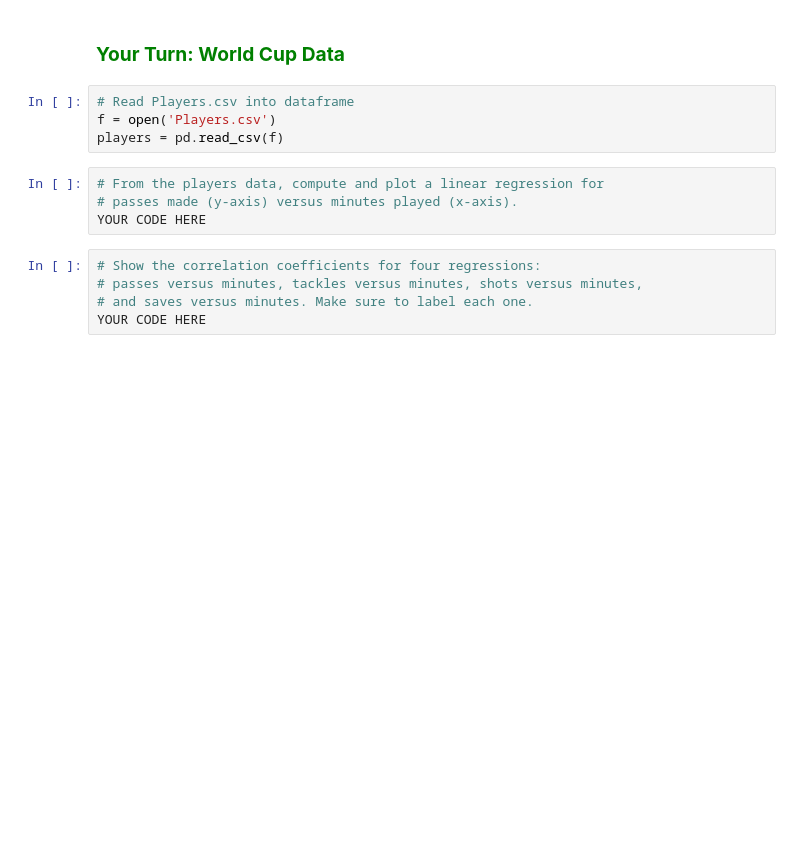
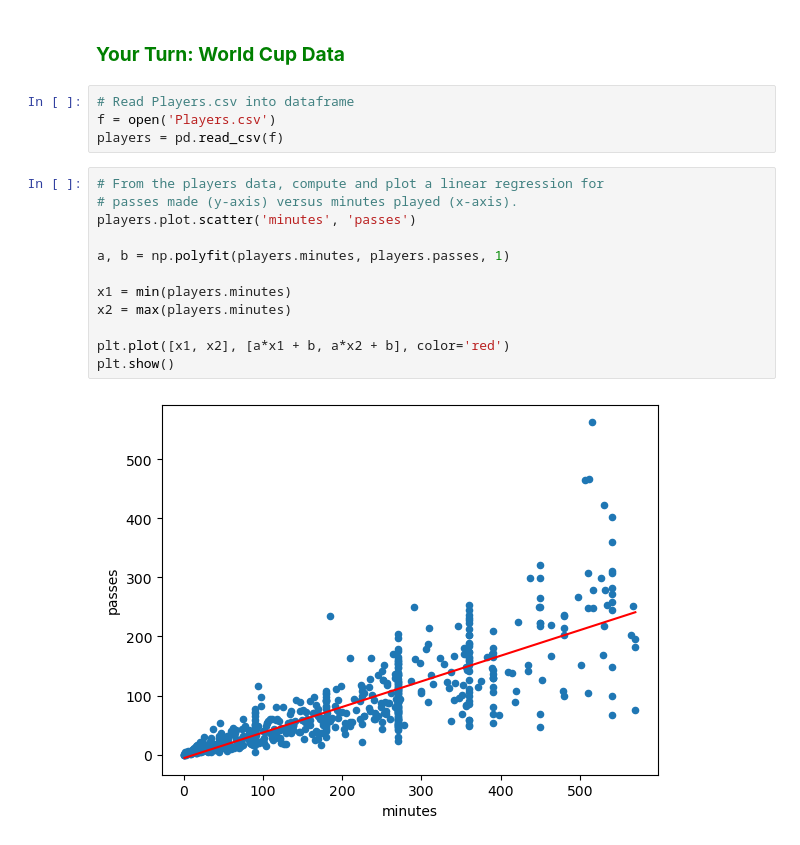
Before and after one commit to kurt-ds/data-science-coursework, a Jupyter notebook: 5 - ML-reg-clas/Regression.ipynb, the cells around one changed output. Drawn from its saved outputs; the diff is of its cells as text; blank space fills up the shorter version.

```diff
--- a/5 - ML-reg-clas/Regression.ipynb
+++ b/5 - ML-reg-clas/Regression.ipynb
@@ -106,9 +112,14 @@ players = pd.read_csv(f)
 # %%
 # From the players data, compute and plot a linear regression for
 # passes made (y-axis) versus minutes played (x-axis).
-YOUR CODE HERE
+players.plot.scatter('minutes', 'passes')
+
+a, b = np.polyfit(players.minutes, players.passes, 1)
+
+x1 = min(players.minutes)
+x2 = max(players.minutes)
+
+plt.plot([x1, x2], [a*x1 + b, a*x2 + b], color='red')
+plt.show()
+# %% [output]
+[figure, added]
-# %%
-# Show the correlation coefficients for four regressions:
-# passes versus minutes, tackles versus minutes, shots versus minutes,
-# and saves versus minutes. Make sure to label each one.
-YOUR CODE HERE
```
Also changed, not shown: parts of 9 cells of this notebook, 1 other file.
